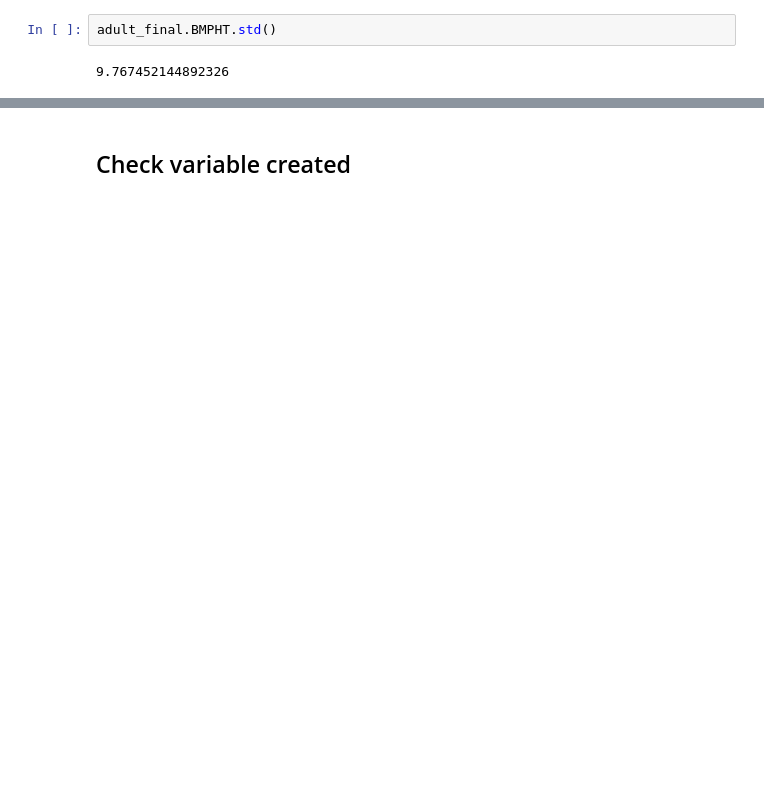
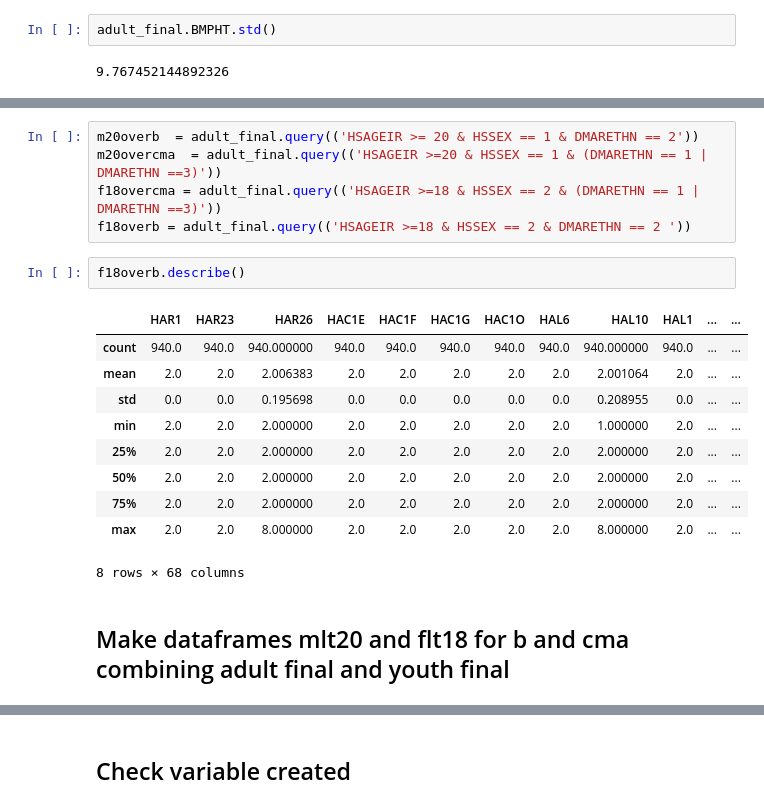
Before and after one commit to climatebrad/nhanes, a Jupyter notebook: nhanes.doug-Copy1.ipynb, the cells around one changed output, grey strips where cells are left out. Saved outputs shown, nothing was run; the diff lists cells and outputs as text; blank space fills up the shorter version.

```diff
--- a/nhanes.doug-Copy1.ipynb
+++ b/nhanes.doug-Copy1.ipynb
@@ -1006,0 +978,20 @@ createvariables (adult_final)
+# %%
+m20overb  = adult_final.query(('HSAGEIR >= 20 & HSSEX == 1 & DMARETHN == 2'))
+m20overcma  = adult_final.query(('HSAGEIR >=20 & HSSEX == 1 & (DMARETHN == 1 | DMARETHN ==3)'))
+f18overcma = adult_final.query(('HSAGEIR >=18 & HSSEX == 2 & (DMARETHN == 1 | DMARETHN ==3)'))
+f18overb = adult_final.query(('HSAGEIR >=18 & HSSEX == 2 & DMARETHN == 2 '))
+# %%
+f18overb.describe()
+# %% [output]
+|  | HAR1 | HAR23 | HAR26 | HAC1E | HAC1F | HAC1G | HAC1O | HAL6 | HAL10 | HAL1 | ... | ... |
+| count | 940.0 | 940.0 | 940.000000 | 940.0 | 940.0 | 940.0 | 940.0 | 940.0 | 940.000000 | 940.0 | ... | ... |
+| mean | 2.0 | 2.0 | 2.006383 | 2.0 | 2.0 | 2.0 | 2.0 | 2.0 | 2.001064 | 2.0 | ... | ... |
+| std | 0.0 | 0.0 | 0.195698 | 0.0 | 0.0 | 0.0 | 0.0 | 0.0 | 0.208955 | 0.0 | ... | ... |
+| min | 2.0 | 2.0 | 2.000000 | 2.0 | 2.0 | 2.0 | 2.0 | 2.0 | 1.000000 | 2.0 | ... | ... |
+| 25% | 2.0 | 2.0 | 2.000000 | 2.0 | 2.0 | 2.0 | 2.0 | 2.0 | 2.000000 | 2.0 | ... | ... |
+| 50% | 2.0 | 2.0 | 2.000000 | 2.0 | 2.0 | 2.0 | 2.0 | 2.0 | 2.000000 | 2.0 | ... | ... |
+| 75% | 2.0 | 2.0 | 2.000000 | 2.0 | 2.0 | 2.0 | 2.0 | 2.0 | 2.000000 | 2.0 | ... | ... |
+| max | 2.0 | 2.0 | 8.000000 | 2.0 | 2.0 | 2.0 | 2.0 | 2.0 | 8.000000 | 2.0 | ... | ... |
+8 rows × 68 columns
+# %% [markdown]
+## Make dataframes mlt20 and flt18 for b and cma combining adult final and youth final
```
Also changed, not shown: parts of 92 cells of this notebook.
